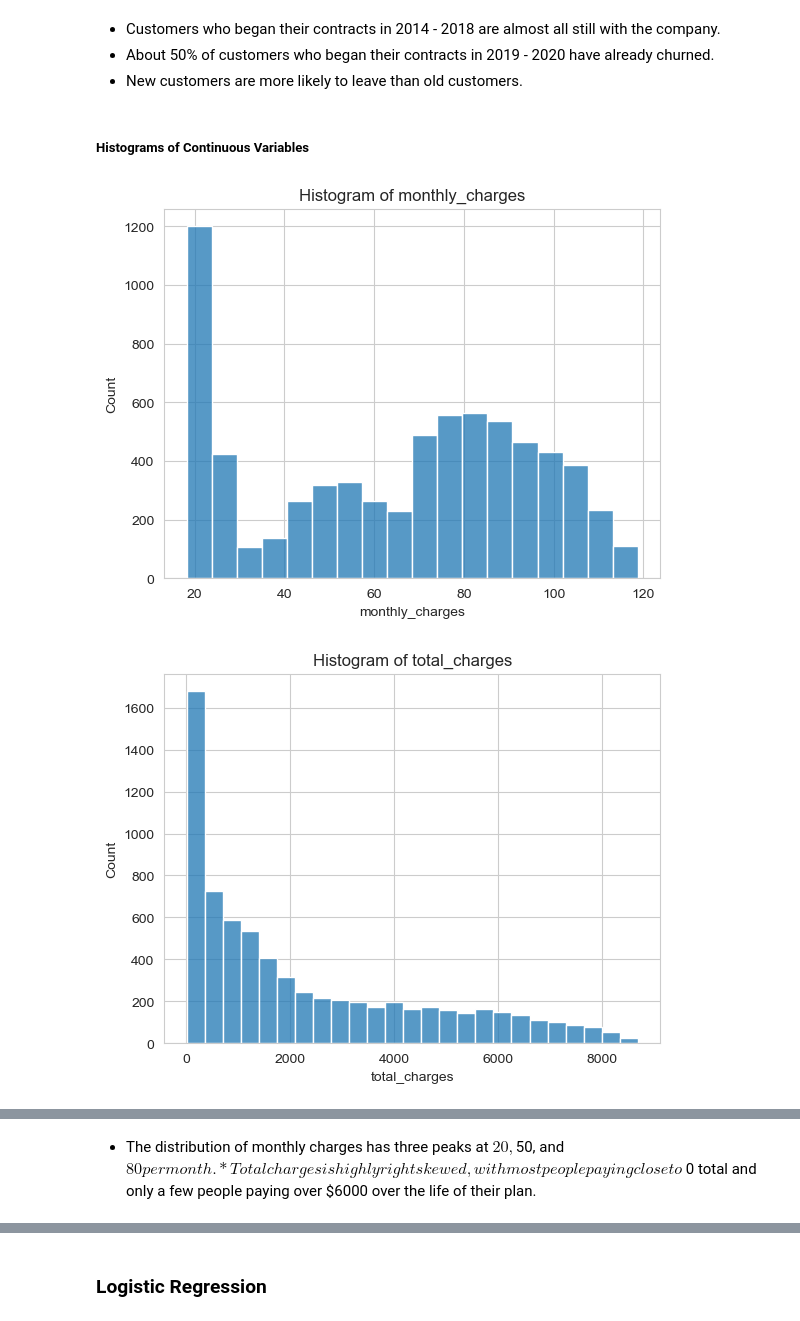
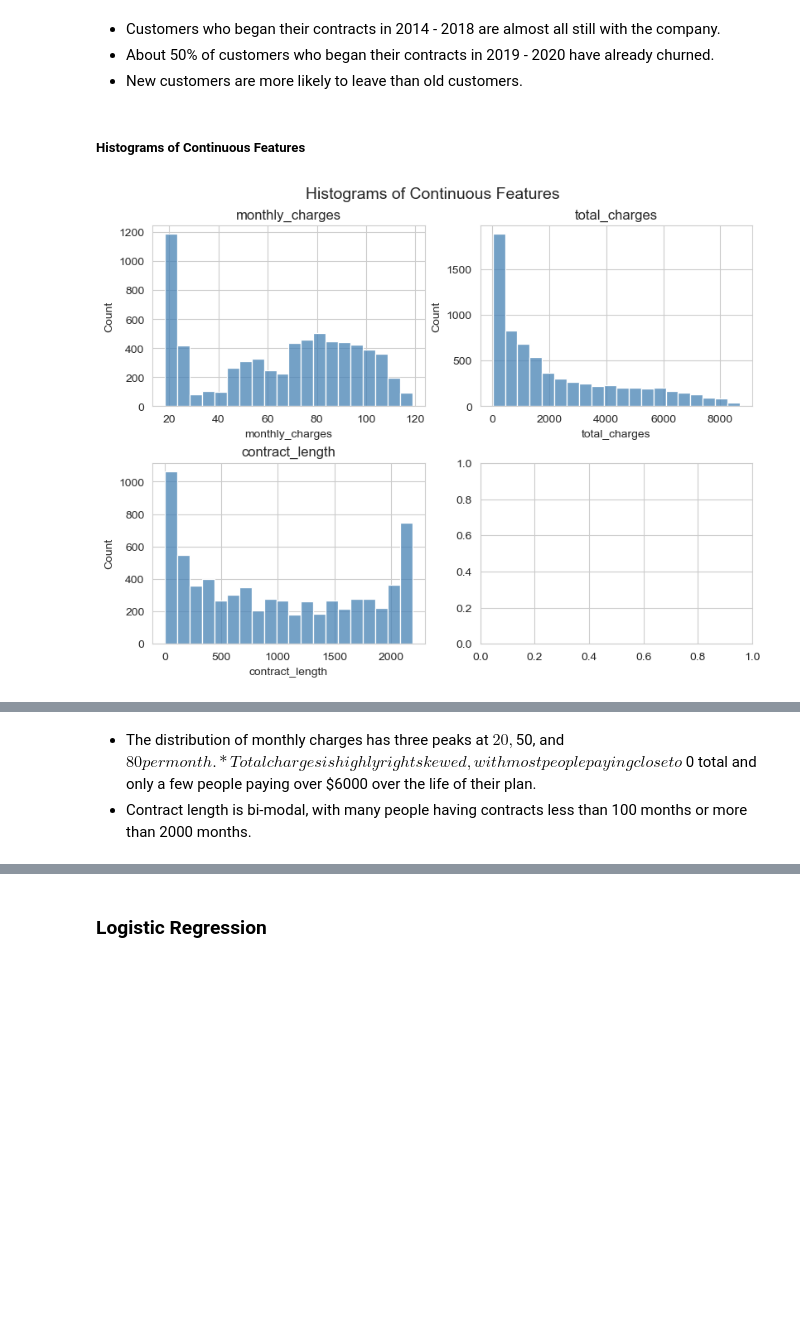
Before and after one commit to kellyshreeve/final-project, a Jupyter notebook: project-code.ipynb, the cells around one changed output, grey strips where cells are left out. Drawn from its saved outputs; the diff is of its cells as text; code cells hidden in the pictures; blank space fills up the shorter version.

```diff
--- a/project-code.ipynb
+++ b/project-code.ipynb
@@ -774,10 +772,3 @@ display(categorical_columns.head())
 | 2 | 2019-12-01 00:00:00 | Month-to-month | Yes | Mailed check | Male | 0 | No | No | ... |
 | 3 | No | One year | No | Bank transfer (automatic) | Male | 0 | No | No | ... |
 | 4 | 2019-11-01 00:00:00 | Month-to-month | Yes | Electronic check | Female | 0 | No | No | ... |
-# %%
-for column in categorical_columns.columns:
-    fig, ax = plt.subplots(figsize=(8, 5))
-    count_plot = sns.countplot(merged_df, y=column, palette='husl', ax=ax)
-    plt.title(f'Bar Plot for {column}')
-    plt.tight_layout()
-    plt.show()
@@ -797,0 +793,13 @@ for column in categorical_columns.columns:
+# %%
+fig, axs = plt.subplots(9, 2, figsize=(10, 30), layout='constrained')
+# plt.subplots_adjust(hspace=0.5)
+fig.suptitle("Bar Plots of Categorical Features by Churn", fontsize=14)
+
+for column, ax in zip(categorical_columns.columns.drop('churned'), axs.ravel()):
+    count_plot = sns.histplot(merged_df, y=column, hue='churned',
+                              palette=['steelblue', 'darkseagreen'], ax=ax,
+                              multiple='stack')
+    ax.set_title(f'{column}')
+    ax.legend(['Did Churn', 'Did Not Churn'], loc='lower right')
+
+plt.show()
@@ -815,14 +825,17 @@ plt.show()
 * About 50% of customers who began their contracts in 2019 - 2020 have already churned.
 * New customers are more likely to leave than old customers.
 # %% [markdown]
-##### Histograms of Continuous Variables
+##### Histograms of Continuous Features
 # %%
 continuous_columns = merged_df[['monthly_charges', 'total_charges', 'contract_length']]
 
-for column in continuous_columns:
-    sns.histplot(merged_df, x=column)
-    plt.title(f'Histogram of {column}')
-    plt.show()
+fig, axs = plt.subplots(2, 2, figsize=(8, 6), layout='constrained')
+fig.suptitle('Histograms of Continuous Features', fontsize=14)
+
+for column, ax in zip(continuous_columns, axs.ravel()):
+    sns.histplot(merged_df, x=column, color='steelblue', bins=20, ax=ax)
+    ax.set_title(f'{column}')
+
+plt.show()
 # %% [output]
-[figure, old version]
+[figure, new version]
-[figure, removed]
@@ -830,4 +842,5 @@ for column in continuous_columns:
 # %% [markdown]
 * The distribution of monthly charges has three peaks at $20, $50, and $80 per month.
 * Total charges is highly right skewed, with most people paying close to $0 total and only a few people paying over $6000 over the life of their plan.
+* Contract length is bi-modal, with many people having contracts less than 100 months or more than 2000 months.
 # %% [markdown]
```
Also changed, not shown: parts of 16 cells of this notebook.
